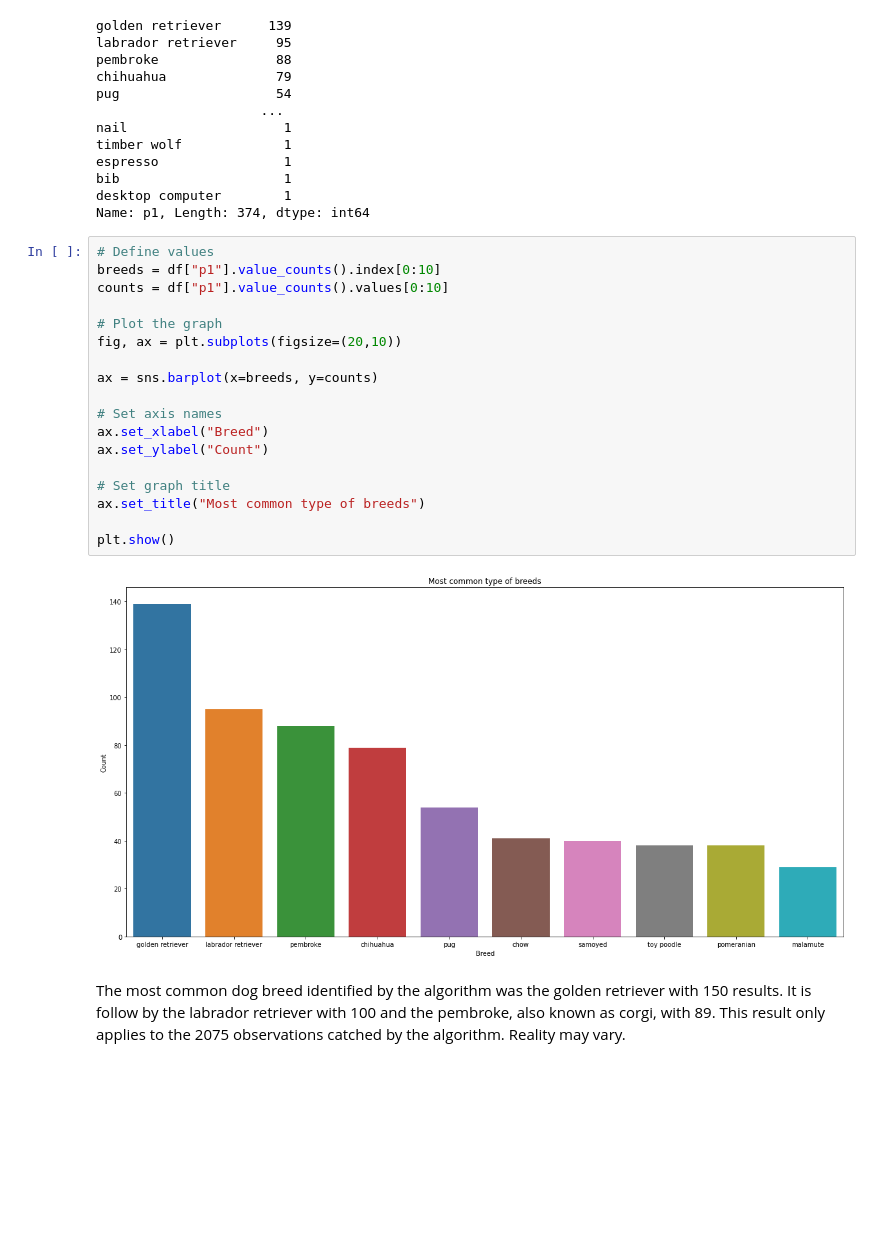
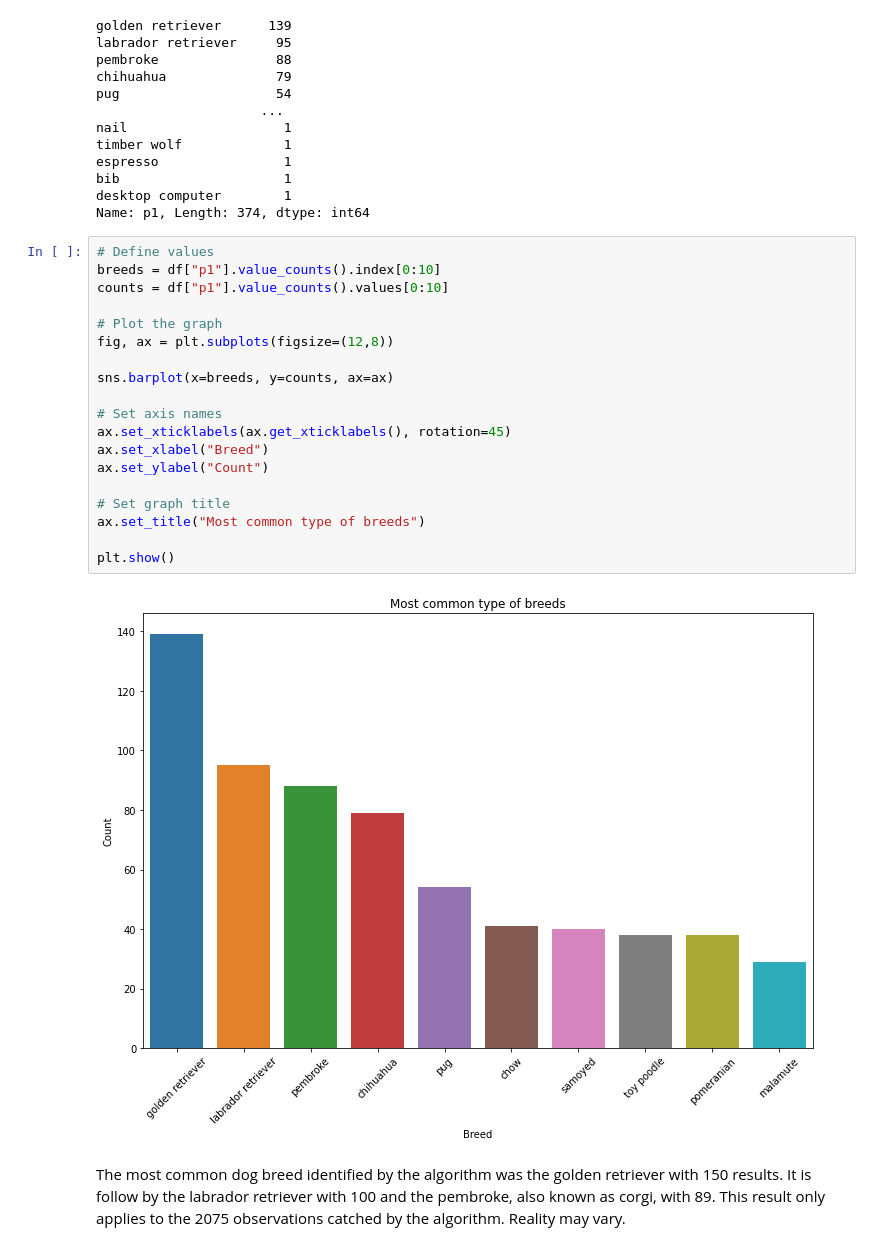
Before and after one commit to aingelmo/portfolio, a Jupyter notebook: Udacity/Project_4_Wrange and Analyze Data/wrangle_act.ipynb, the cells around one changed output. Drawn from its saved outputs; the diff is of its cells as text; blank space fills up the shorter version.

```diff
--- a/Udacity/Project_4_Wrange and Analyze Data/wrangle_act.ipynb
+++ b/Udacity/Project_4_Wrange and Analyze Data/wrangle_act.ipynb
@@ -689,23 +689,24 @@ Name: p1, Length: 374, dtype: int64
 # %%
 # Define values
 breeds = df["p1"].value_counts().index[0:10]
 counts = df["p1"].value_counts().values[0:10]
 
 # Plot the graph
-fig, ax = plt.subplots(figsize=(20,10))
+fig, ax = plt.subplots(figsize=(12,8))
 
-ax = sns.barplot(x=breeds, y=counts)
+sns.barplot(x=breeds, y=counts, ax=ax)
 
 # Set axis names
+ax.set_xticklabels(ax.get_xticklabels(), rotation=45)
 ax.set_xlabel("Breed")
 ax.set_ylabel("Count")
 
 # Set graph title
 ax.set_title("Most common type of breeds")
 
 plt.show()
 # %% [output]
-[figure, old version]
+[figure, new version]
 # %% [markdown]
 The most common dog breed identified by the algorithm was the golden retriever with 150 results. It is follow by the labrador retriever with 100 and the pembroke, also known as corgi, with 89. This result only applies to the 2075 observations catched by the algorithm. Reality may vary.
 # %% [markdown]
```
Also changed, not shown: parts of 1 cell of this notebook.
